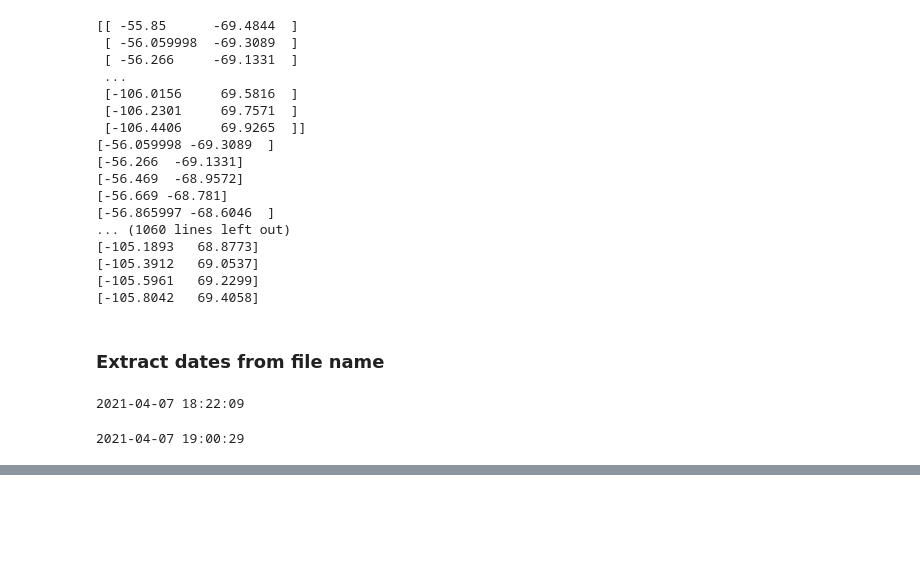
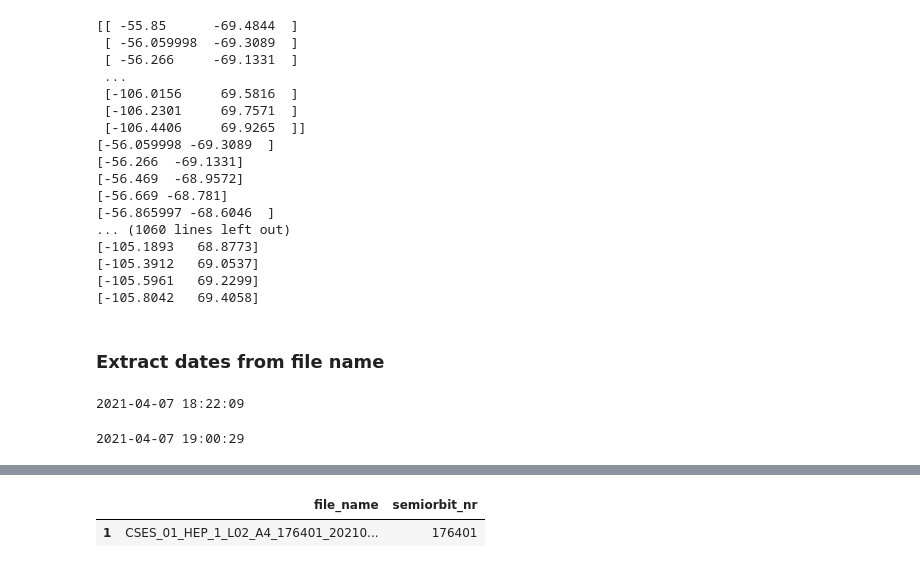
Before and after one commit to WebValley2024/scientific-dashboard, a Jupyter notebook: parsing/dataframe.ipynb, the cells around one changed output, grey strips where cells are left out. Cells and saved outputs as stored; diff of their text form; code cells hidden in the pictures; blank space fills up the shorter version.

Commit message:
dates filter and orbit

```diff
--- a/parsing/dataframe.ipynb
+++ b/parsing/dataframe.ipynb
@@ -375,6 +369,11 @@ def extract_end_date(file_name):
 def filter_time(start, end, df):
     matching_files = df[(df['start_date'] <= start) & (df['end_date'] >= end)]
     return matching_files
+# %%
+def filter_time_orbits(start, end, df):
+    matching_files = df[(df['start_date'] <= start) & (df['end_date'] >= end)]
+    matching_files = matching_files[['file_name', 'semiorbit_nr']]
+    return matching_files
 # %%
 start = extract_start_date(file_list[1])
 print(start)
@@ -390,3 +389,10 @@ filter_time(start, end, df)
 # %% [output]
 |  | file_name | satellite_nr | instrument_code | instrument_nr | data_l | semiorbit_nr | start_date | end_date |
 | 1 | CSES_01_HEP_1_L02_A4_176401_20210... | 01 | HEP | 1 | L02 | 176401 | 2021-04-07 18:22:09 | 2021-04-07 19:00:29 |
+# %%
+matching_files = filter_time_orbits(start, end, df)
+
+matching_files
+# %% [output]
+|  | file_name | semiorbit_nr |
+| 1 | CSES_01_HEP_1_L02_A4_176401_20210... | 176401 |
```
Also changed, not shown: parts of 1 cell of this notebook.
